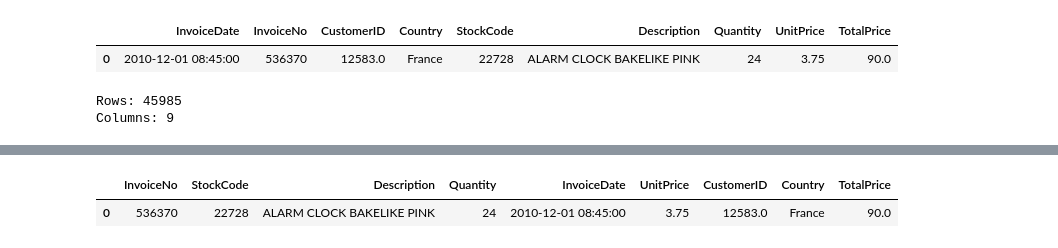
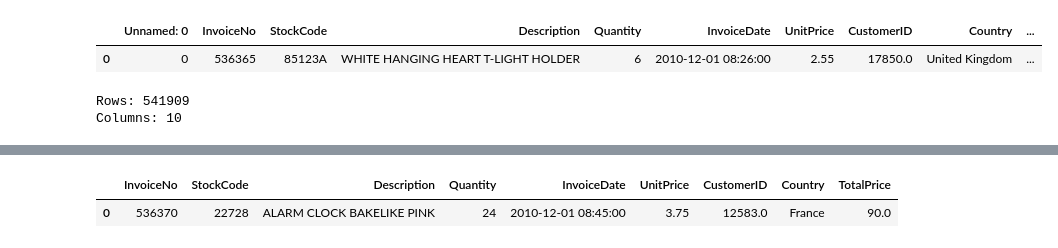
Before and after one commit to TenthAnalyst/Online-Retail-Outlier-Analysis, a Jupyter notebook: online_retail.ipynb, the cells around one changed output, grey strips where cells are left out. Saved outputs shown, nothing was run; the diff lists cells and outputs as text; code cells hidden in the pictures.

```diff
--- a/online_retail.ipynb
+++ b/online_retail.ipynb
@@ -13,2 +47,2 @@ from scipy import stats
 # %%
-df = pd.read_csv("online_retail.csv")
+df_full_dataset = pd.read_csv("online_retail.csv")
@@ -24,12 +49,12 @@ df = pd.read_csv("online_retail.csv")
 # %%
-df.head(1)
+df_full_dataset.head(1)
 # %% [output]
-|  | InvoiceDate | InvoiceNo | CustomerID | Country | StockCode | Description | Quantity | UnitPrice | TotalPrice |
-| 0 | 2010-12-01 08:45:00 | 536370 | 12583.0 | France | 22728 | ALARM CLOCK BAKELIKE PINK | 24 | 3.75 | 90.0 |
+|  | Unnamed: 0 | InvoiceNo | StockCode | Description | Quantity | InvoiceDate | UnitPrice | CustomerID | Country | ... |
+| 0 | 0 | 536365 | 85123A | WHITE HANGING HEART T-LIGHT HOLDER | 6 | 2010-12-01 08:26:00 | 2.55 | 17850.0 | United Kingdom | ... |
 # %%
 # Number of rows and columsn.
-print("Rows:", df.shape[0])
-print("Columns:", df.shape[1])
+print("Rows:", df_full_dataset.shape[0])
+print("Columns:", df_full_dataset.shape[1])
 # %% [output]
-Rows: 45985
-Columns: 9
+Rows: 541909
+Columns: 10
```
Also changed, not shown: parts of 19 cells of this notebook.
